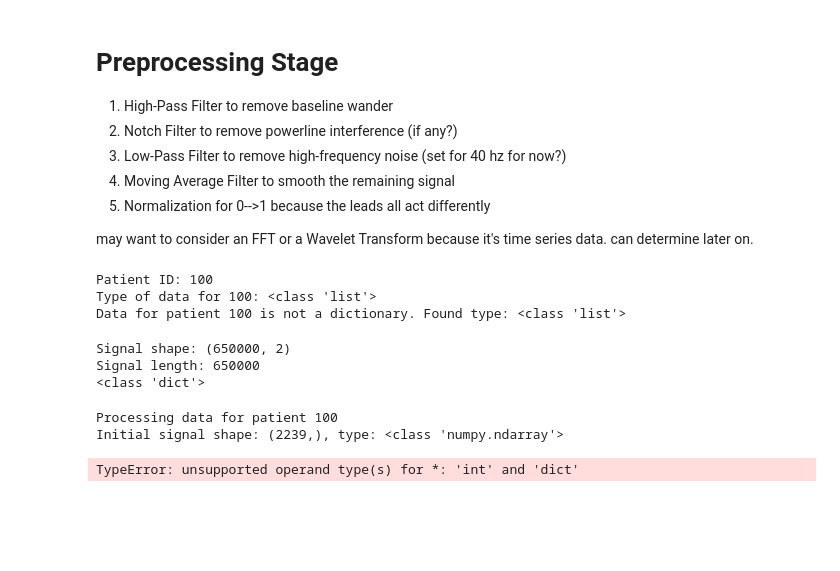
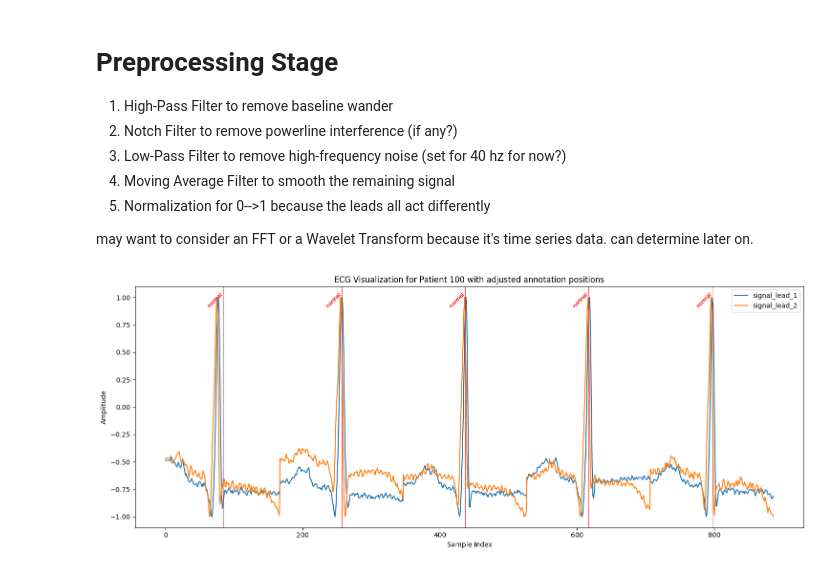
Before and after one commit to aolwyn/ECG-AFIB-AFLUT, a Jupyter notebook: main.ipynb, the cells around one changed output. Saved outputs shown, nothing was run; the diff lists cells and outputs as text; code cells hidden in the pictures; blank space fills up the shorter version.

Commit message:
test normalization checkpoint.
the old setup with normalization between 0/1 with a function called test_signal(signal) works, will adapt to other filters in next commit.

```diff
--- a/main.ipynb
+++ b/main.ipynb
@@ -75,33 +99,3 @@ No missing values found in any patient records.
 5. Normalization for 0-->1 because the leads all act differently
 
 <p> may want to consider an FFT or a Wavelet Transform because it's time series data. can determine later on. </p>
-# %%
-for patient_id, data in patient_data.items():
-    print(f"Patient ID: {patient_id}")
-    print(f"Type of data for {patient_id}: {type(data)}")
-    if isinstance(data, dict):
-        print("Keys in data:", data.keys())
-        if 'signal' in data:
-            print("Type of 'signal':", type(data['signal']))
-            print("Sample 'signal' shape:", np.array(data['signal']).shape)
-    else:
-        print(f"Data for patient {patient_id} is not a dictionary. Found type: {type(data)}")
-    break  # Inspect only the first patient
-# %% [output]
-Patient ID: 100
-Type of data for 100: <class 'list'>
-Data for patient 100 is not a dictionary. Found type: <class 'list'>
-# %%
-print("Signal shape:", signal.shape)
-print("Signal length:", len(signal))
-print(type(patient_data))
-# %% [output]
-Signal shape: (650000, 2)
-Signal length: 650000
-<class 'dict'>
-# %%
-processed_data = preprocess.apply_filters_to_all_patients(patient_data)
-# %% [output]
-Processing data for patient 100
-Initial signal shape: (2239,), type: <class 'numpy.ndarray'>
-TypeError: unsupported operand type(s) for *: 'int' and 'dict'
@@ -109,0 +116,4 @@ visualize.visualize_ecg_with_labels(signal, annotations, duration=15)
+# %%
+visualize.visualize_ecg_with_annotationsV2(patient_data, patient_id='100', num_beats=5, fs=360)
+# %% [output]
+[figure, added]
```
Also changed, not shown: parts of 7 cells of this notebook, 3 other files.
